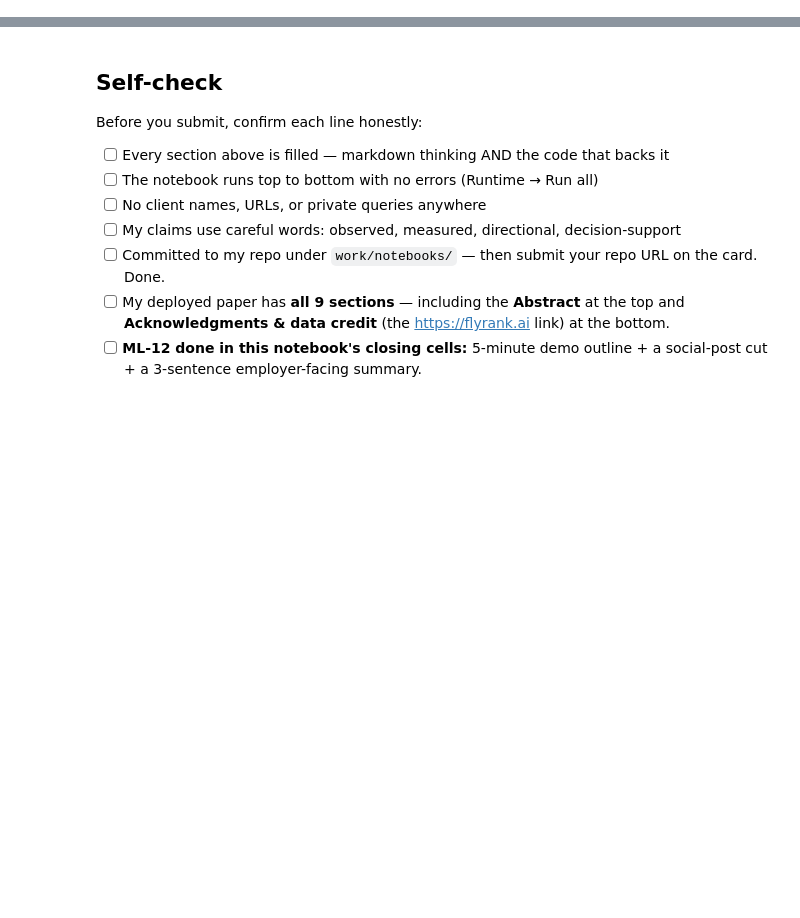
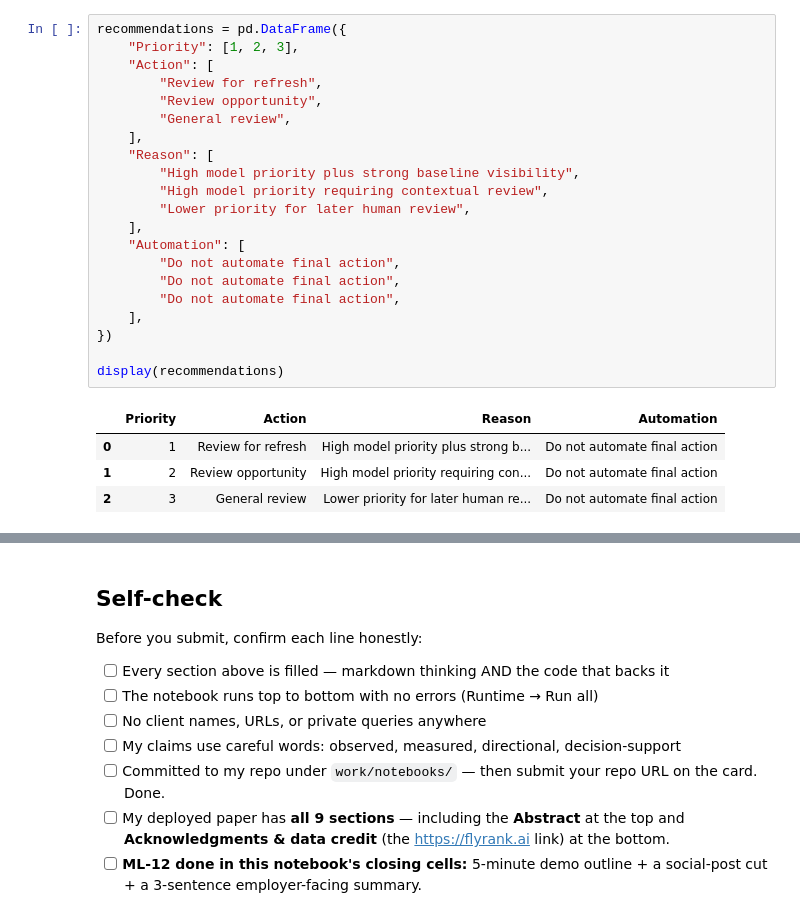
Before and after one commit to Lokeshtiwari723/Proto-ex, a Jupyter notebook: work/notebooks/capstone.ipynb, the cells around one changed output, grey strips where cells are left out. Drawn from its saved outputs; the diff is of its cells as text; blank space fills up the shorter version.

```diff
--- a/work/notebooks/capstone.ipynb
+++ b/work/notebooks/capstone.ipynb
@@ -36,0 +265,26 @@ This skeleton is yours to fill. Work the sections **in order** — each one has
+# %%
+recommendations = pd.DataFrame({
+    "Priority": [1, 2, 3],
+    "Action": [
+        "Review for refresh",
+        "Review opportunity",
+        "General review",
+    ],
+    "Reason": [
+        "High model priority plus strong baseline visibility",
+        "High model priority requiring contextual review",
+        "Lower priority for later human review",
+    ],
+    "Automation": [
+        "Do not automate final action",
+        "Do not automate final action",
+        "Do not automate final action",
+    ],
+})
+
+display(recommendations)
+# %% [output]
+|  | Priority | Action | Reason | Automation |
+| 0 | 1 | Review for refresh | High model priority plus strong b... | Do not automate final action |
+| 1 | 2 | Review opportunity | High model priority requiring con... | Do not automate final action |
+| 2 | 3 | General review | Lower priority for later human re... | Do not automate final action |
```
Also changed, not shown: parts of 20 cells of this notebook.
